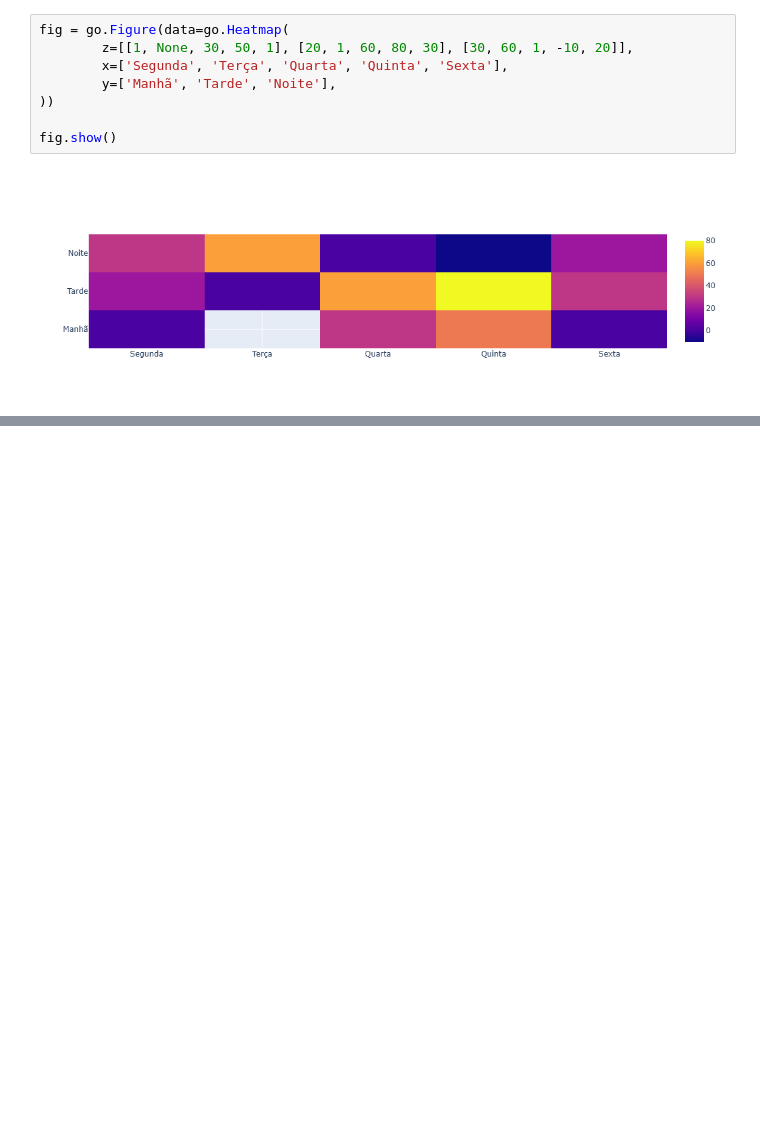
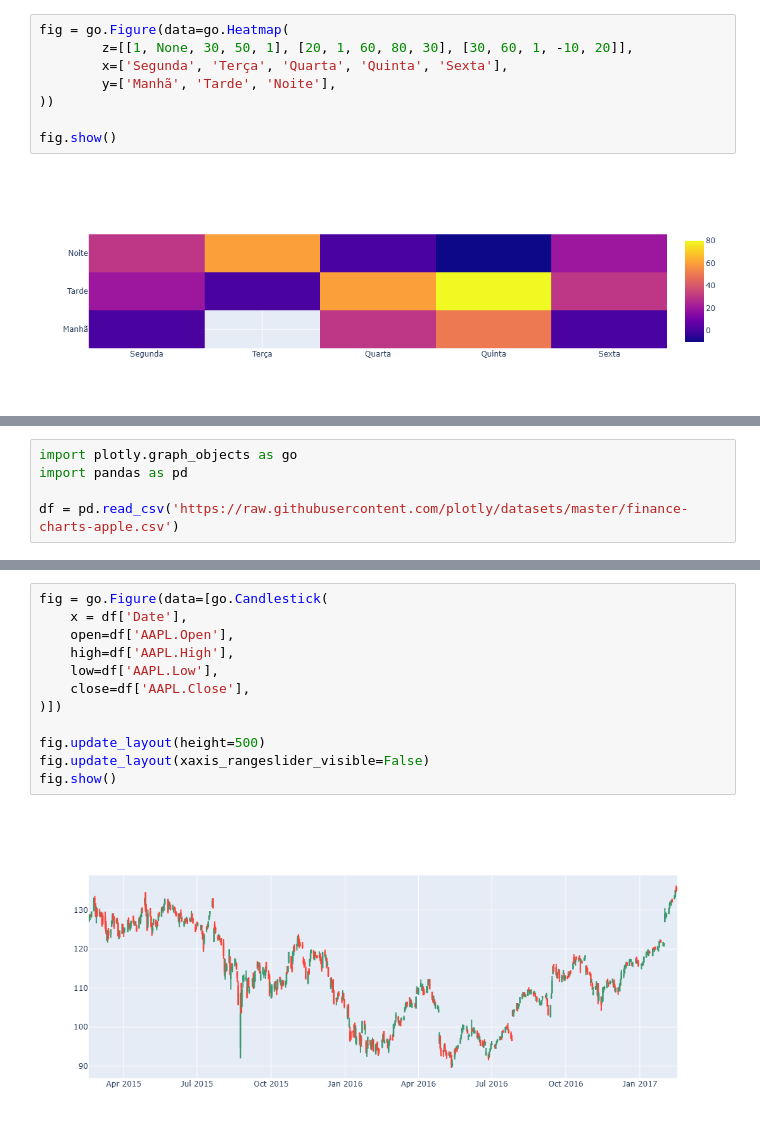
Before and after one commit to dev-DaviGuerra/Plotly, a Jupyter notebook: Plotly.ipynb, the cells around one changed output, grey strips where cells are left out. Cells and saved outputs as stored; diff of their text form; blank space fills up the shorter version.

Commit message:
Candlesticks

```diff
--- a/Plotly.ipynb
+++ b/Plotly.ipynb
@@ -160,0 +163,5 @@ fig.show()
+# %%
+import plotly.graph_objects as go
+import pandas as pd
+
+df = pd.read_csv('https://raw.githubusercontent.com/plotly/datasets/master/finance-charts-apple.csv')
@@ -160,0 +184,14 @@ fig.show()
+# %%
+fig = go.Figure(data=[go.Candlestick(
+    x = df['Date'],
+    open=df['AAPL.Open'],
+    high=df['AAPL.High'],
+    low=df['AAPL.Low'],
+    close=df['AAPL.Close'],
+)])
+
+fig.update_layout(height=500)
+fig.update_layout(xaxis_rangeslider_visible=False)
+fig.show()
+# %% [output]
+[figure, added]
```
Also changed, not shown: parts of 2 cells of this notebook.
